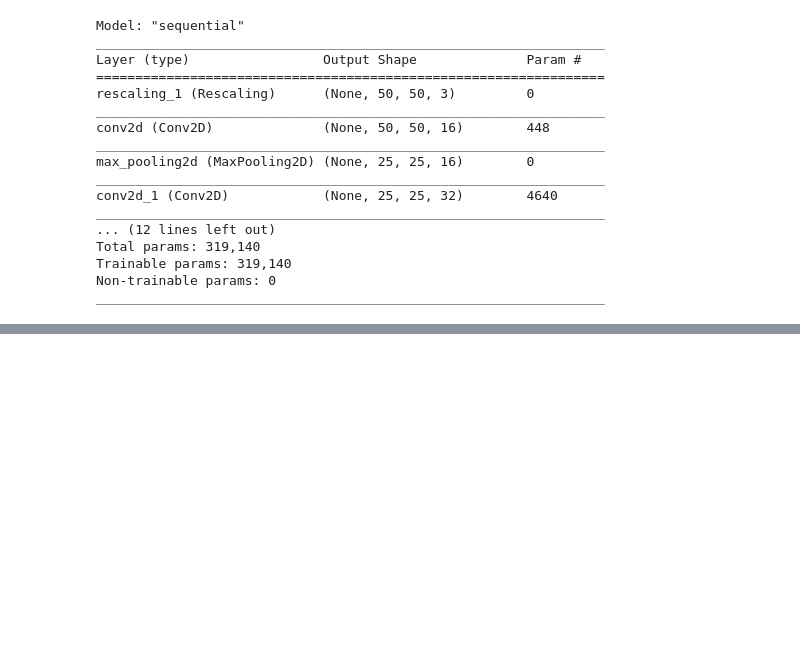
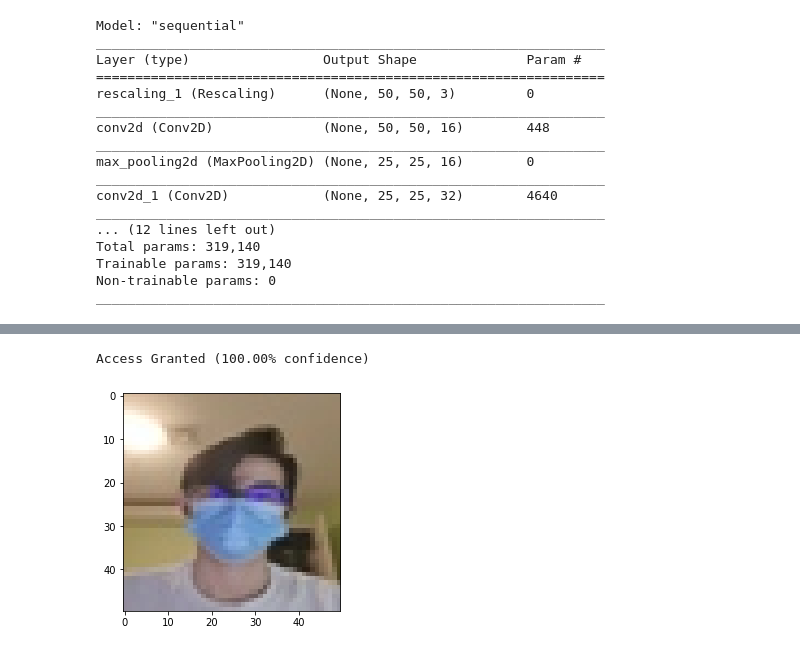
Before and after one commit to BenjaminAlpert/Face-Mask-Detection-Software, a Jupyter notebook: final-project.ipynb, the cells around one changed output, grey strips where cells are left out. Drawn from its saved outputs; the diff is of its cells as text; code cells hidden in the pictures; blank space fills up the shorter version.

```diff
--- a/final-project.ipynb
+++ b/final-project.ipynb
@@ -326 +321,6 @@ Access Denied - Please wear a mask (98.05% confidence)
 [figure]
+# %%
+predict("faces/zunyi/1.jpg")
+# %% [output]
+Access Granted (100.00% confidence)
+[figure, added]
```
Also changed, not shown: parts of 18 cells of this notebook, 5 other files.
